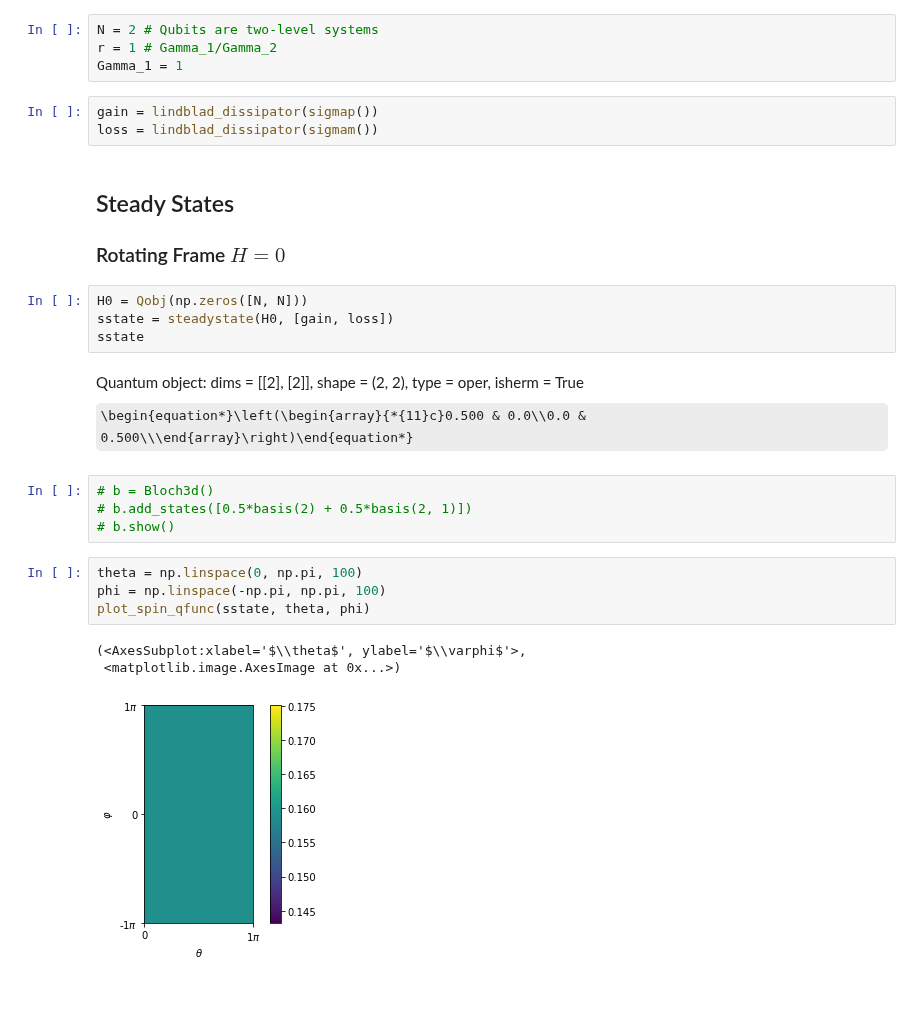
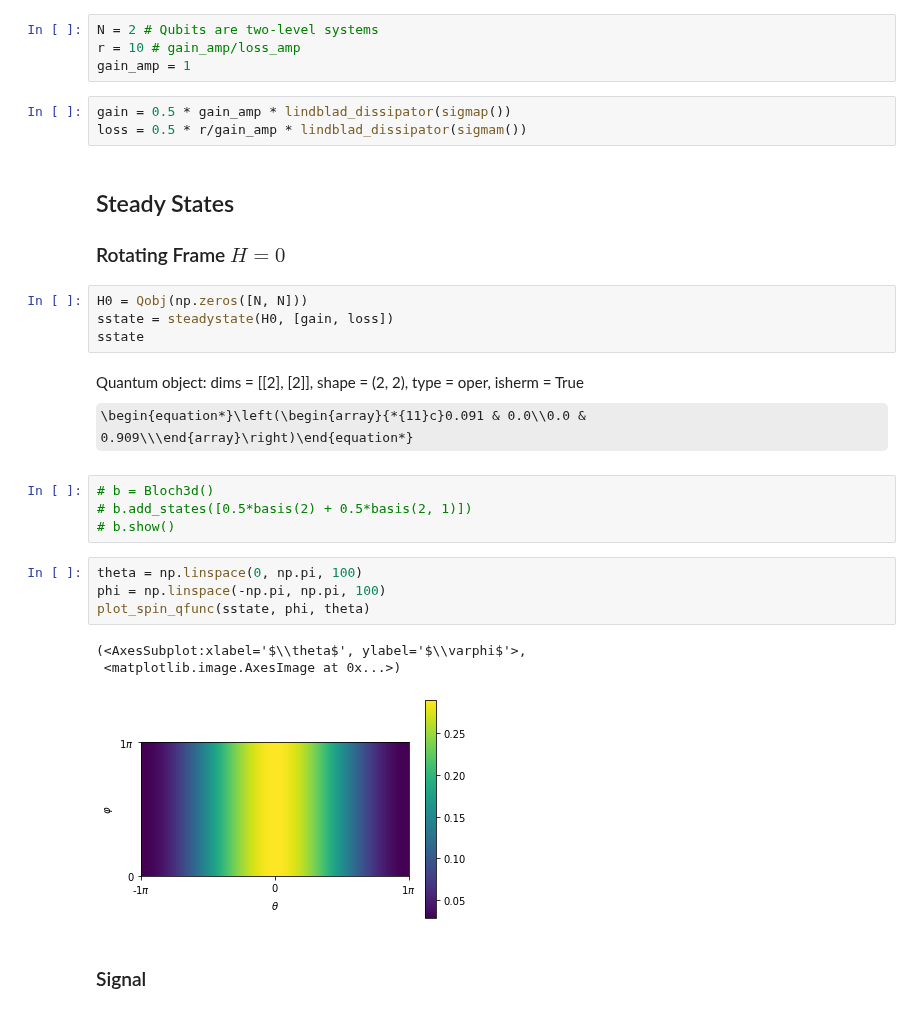
Before and after one commit to OliverDudgeon/QSync, a Jupyter notebook: qubit.ipynb, the cells around one changed output. Drawn from its saved outputs; the diff is of its cells as text; some formulas as TeX source.

Commit message:
Attempt at plotting the steady state of a qubit with a signal

```diff
--- a/qubit.ipynb
+++ b/qubit.ipynb
@@ -8,11 +8,11 @@ from utils import plot_wigner, plot_qfunc, plot_spin_qfunc
 # Qubit
 # %%
 N = 2 # Qubits are two-level systems
-r = 1 # Gamma_1/Gamma_2
-Gamma_1 = 1
+r = 10 # gain_amp/loss_amp
+gain_amp = 1
 # %%
-gain = lindblad_dissipator(sigmap())
-loss = lindblad_dissipator(sigmam())
+gain = 0.5 * gain_amp * lindblad_dissipator(sigmap())
+loss = 0.5 * r/gain_amp * lindblad_dissipator(sigmam())
 # %% [markdown]
 ## Steady States
 ### Rotating Frame $H=0$
@@ -21,7 +21,7 @@ H0 = Qobj(np.zeros([N, N]))
 sstate = steadystate(H0, [gain, loss])
 sstate
 # %% [output]
-Quantum object: dims = [[2], [2]], shape = (2, 2), type = oper, isherm = True\begin{equation*}\left(\begin{array}{*{11}c}0.500 & 0.0\\0.0 & 0.500\\\end{array}\right)\end{equation*}
+Quantum object: dims = [[2], [2]], shape = (2, 2), type = oper, isherm = True\begin{equation*}\left(\begin{array}{*{11}c}0.091 & 0.0\\0.0 & 0.909\\\end{array}\right)\end{equation*}
 # %%
 # b = Bloch3d()
 # b.add_states([0.5*basis(2) + 0.5*basis(2, 1)])
@@ -29,8 +29,10 @@ Quantum object: dims = [[2], [2]], shape = (2, 2), type = oper, isherm = True\be
 # %%
 theta = np.linspace(0, np.pi, 100)
 phi = np.linspace(-np.pi, np.pi, 100)
-plot_spin_qfunc(sstate, theta, phi)
+plot_spin_qfunc(sstate, phi, theta)
 # %% [output]
 (<AxesSubplot:xlabel='$\\theta$', ylabel='$\\varphi$'>,
  <matplotlib.image.AxesImage at 0x...>)
-[figure, old version]
+[figure, new version]
+# %% [markdown]
+### Signal
```
Also changed, not shown: parts of 2 cells of this notebook.
